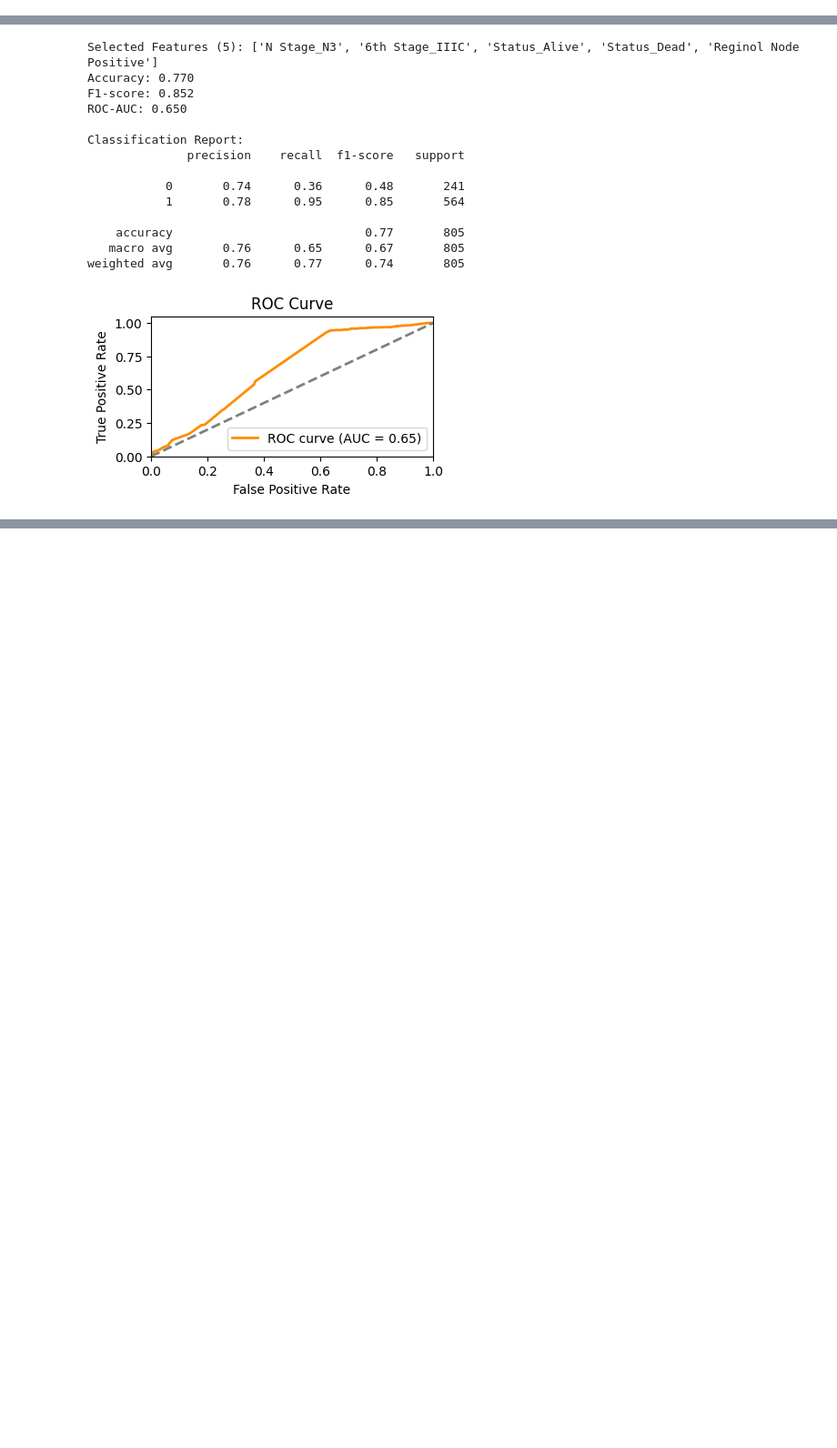
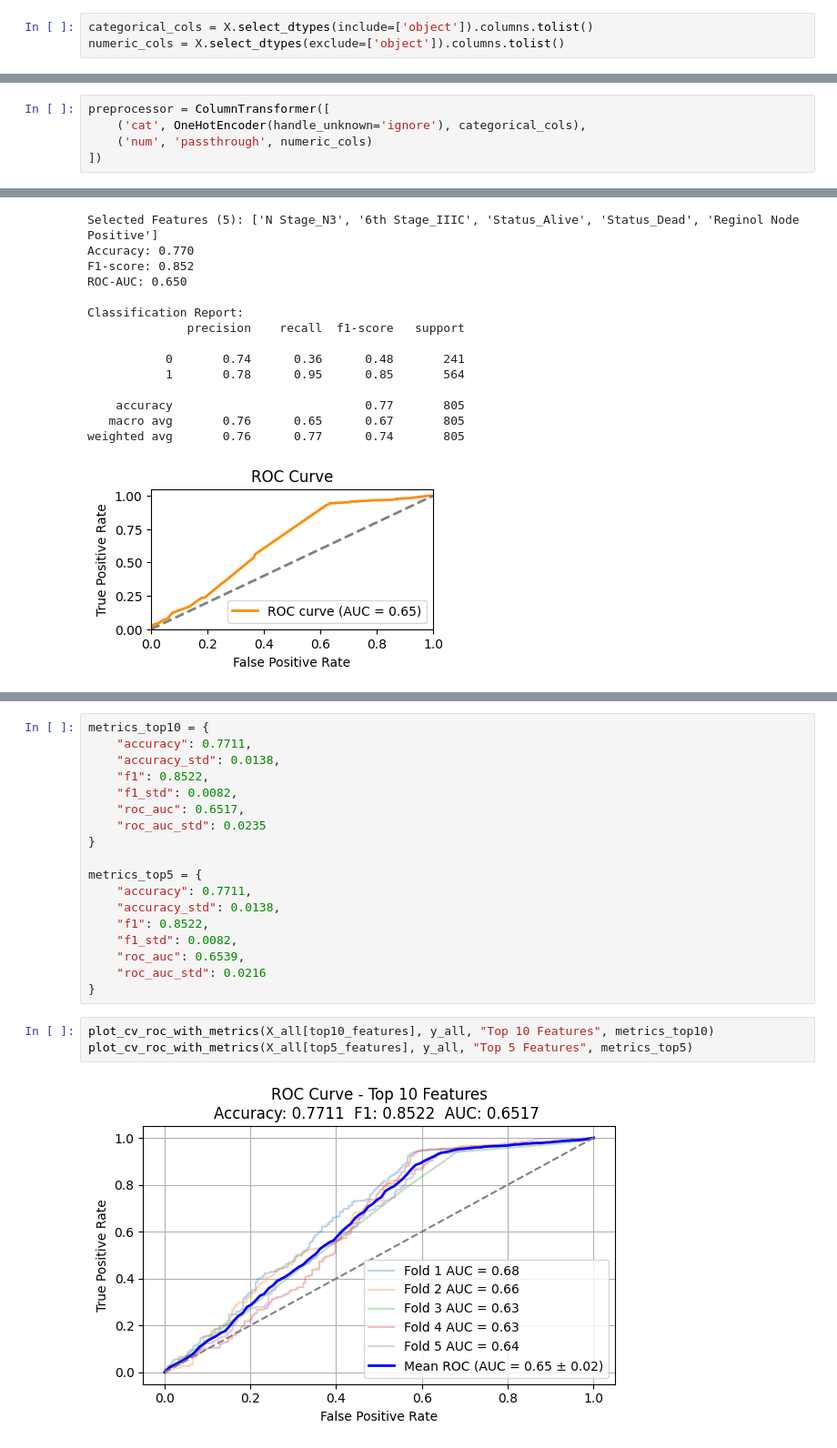
Before and after one commit to MichaelYemane707/breast_cancer_prediction, a Jupyter notebook: LogisticR.ipynb, the cells around one changed output, grey strips where cells are left out. Shown: that part at 91% size. Cells and saved outputs as stored; diff of their text form; blank space fills up the shorter version.

```diff
--- a/LogisticR.ipynb
+++ b/LogisticR.ipynb
@@ -203,0 +212,3 @@ weighted avg       0.76      0.77      0.74       805
+# %%
+categorical_cols = X.select_dtypes(include=['object']).columns.tolist()
+numeric_cols = X.select_dtypes(exclude=['object']).columns.tolist()
@@ -204,3 +217,8 @@ weighted avg       0.76      0.77      0.74       805
+# %%
+preprocessor = ColumnTransformer([
+    ('cat', OneHotEncoder(handle_unknown='ignore'), categorical_cols),
+    ('num', 'passthrough', numeric_cols)
+])
 # %% [markdown]
 ## Encode features
 # %%
@@ -304,0 +470,23 @@ weighted avg       0.76      0.77      0.74       805
+# %%
+metrics_top10 = {
+    "accuracy": 0.7711,
+    "accuracy_std": 0.0138,
+    "f1": 0.8522,
+    "f1_std": 0.0082,
+    "roc_auc": 0.6517,
+    "roc_auc_std": 0.0235
+}
+
+metrics_top5 = {
+    "accuracy": 0.7711,
+    "accuracy_std": 0.0138,
+    "f1": 0.8522,
+    "f1_std": 0.0082,
+    "roc_auc": 0.6539,
+    "roc_auc_std": 0.0216
+}
+# %%
+plot_cv_roc_with_metrics(X_all[top10_features], y_all, "Top 10 Features", metrics_top10)
+plot_cv_roc_with_metrics(X_all[top5_features], y_all, "Top 5 Features", metrics_top5)
+# %% [output]
+[figure, added]
```
Also changed, not shown: parts of 10 cells of this notebook.
